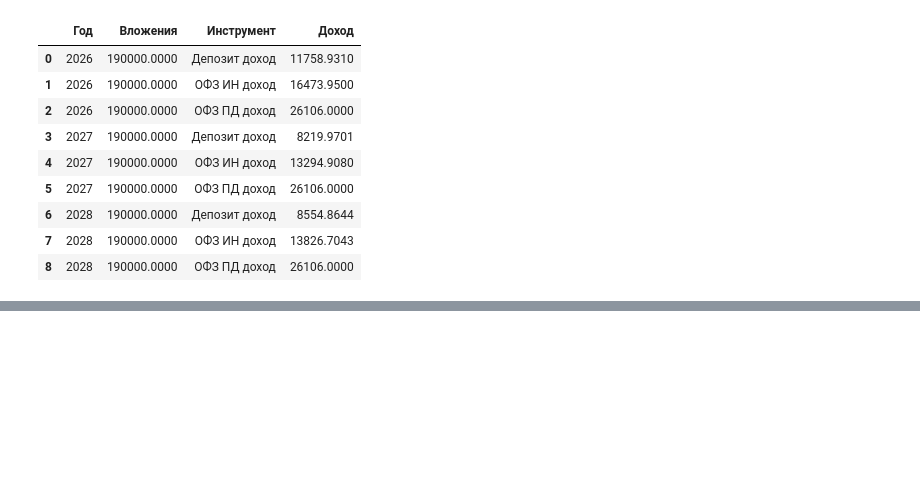
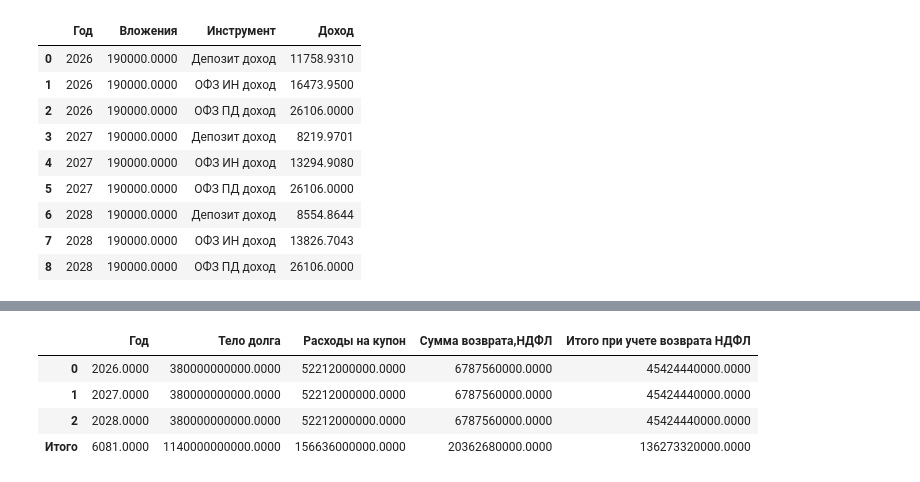
Before and after one commit to DOC8048/ofz-in-l, a Jupyter notebook: ОФЗ ИН (л).ipynb, the cells around one changed output, grey strips where cells are left out. Saved outputs shown, nothing was run; the diff lists cells and outputs as text; code cells hidden in the pictures; blank space fills up the shorter version.

```diff
--- a/ОФЗ ИН (л).ipynb
+++ b/ОФЗ ИН (л).ipynb
@@ -507,0 +530,11 @@ const
+# %%
+total_gos_2 = pd.DataFrame(gos_2.sum(numeric_only=True)).T
+total_gos_2.index = ['Итого']
+itog2 = pd.concat([gos_2,total_gos_2])
+itog2
+# %% [output]
+|  | Год | Тело долга | Расходы на купон | Сумма возврата,НДФЛ | Итого при учете возврата НДФЛ |
+| 0 | 2026.0000 | 380000000000.0000 | 52212000000.0000 | 6787560000.0000 | 45424440000.0000 |
+| 1 | 2027.0000 | 380000000000.0000 | 52212000000.0000 | 6787560000.0000 | 45424440000.0000 |
+| 2 | 2028.0000 | 380000000000.0000 | 52212000000.0000 | 6787560000.0000 | 45424440000.0000 |
+| Итого | 6081.0000 | 1140000000000.0000 | 156636000000.0000 | 20362680000.0000 | 136273320000.0000 |
```
Also changed, not shown: parts of 10 cells of this notebook.
